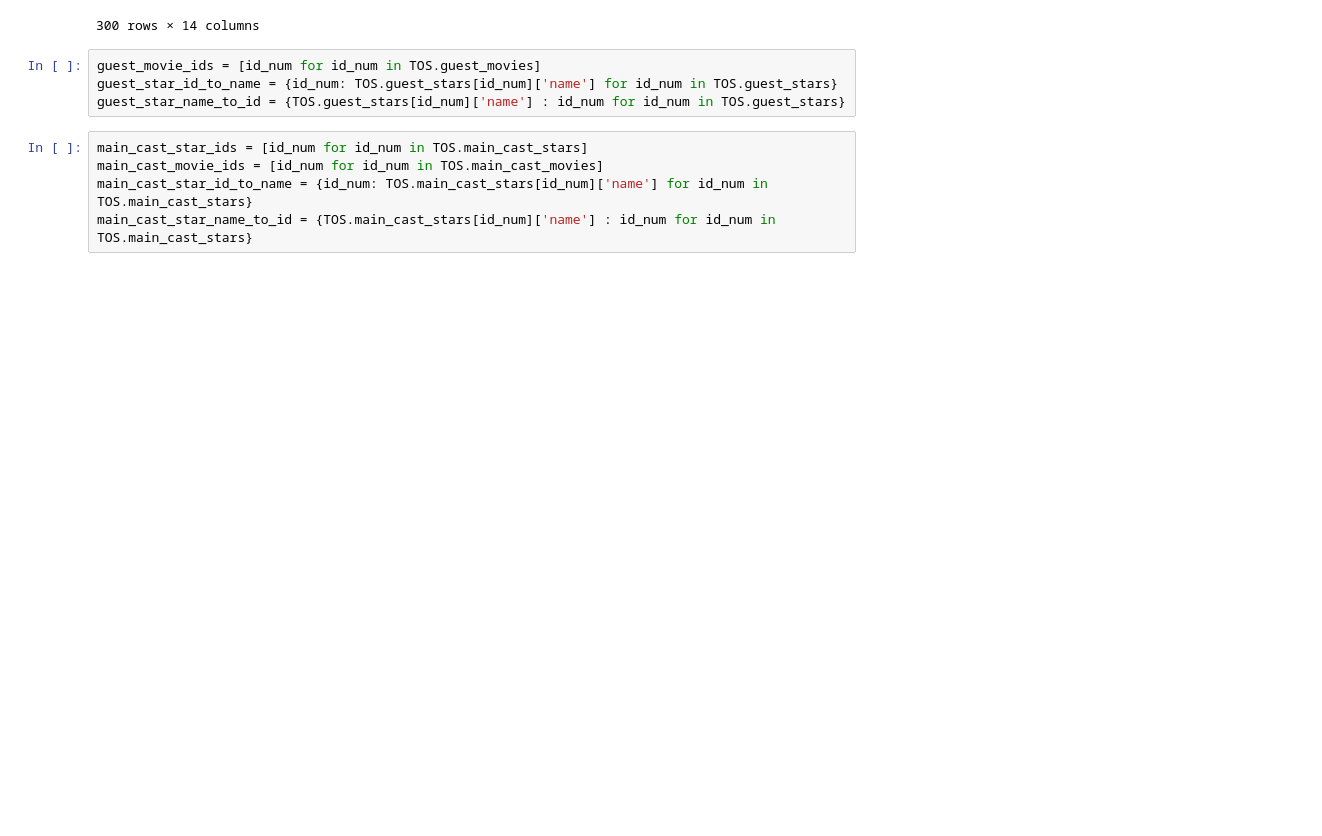
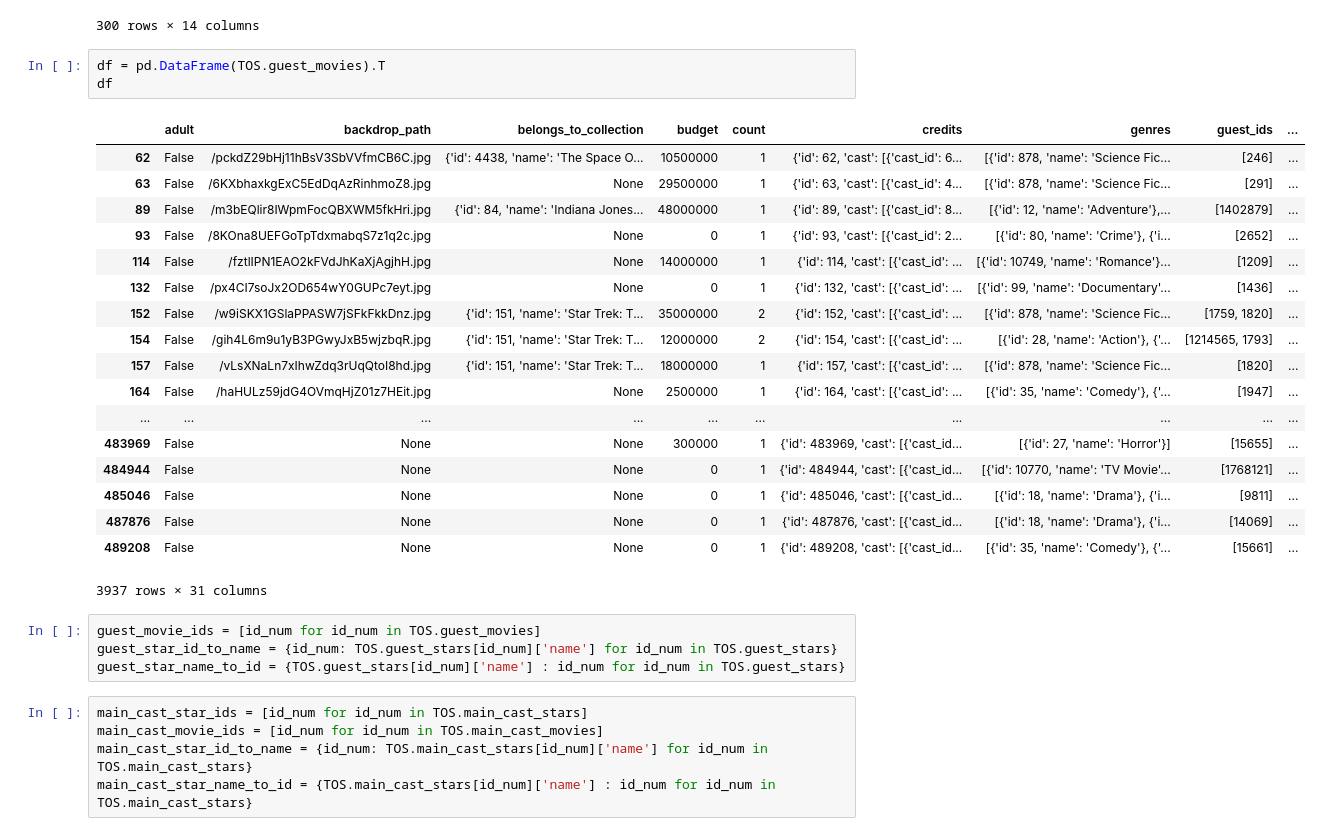
Before and after one commit to nfstein/08-Group-1-Star-Trek-Cast-Reunion, a Jupyter notebook: Class_Reunion_02/Cast_Reunion_02.ipynb, the cells around one changed output. Cells and saved outputs as stored; diff of their text form; blank space fills up the shorter version.

```diff
--- a/Class_Reunion_02/Cast_Reunion_02.ipynb
+++ b/Class_Reunion_02/Cast_Reunion_02.ipynb
@@ -76,6 +80,28 @@ df
 | 1776386 | False | [] |  | NaN | {'cast': [], 'crew': [], 'id': 17... | NaN | 0 | NaN | 1776386 |  | ... |
 | 1776894 | False | [] |  | NaN | {'cast': [], 'crew': [], 'id': 17... | NaN | 0 | NaN | 1776894 |  | ... |
 300 rows × 14 columns
+# %%
+df = pd.DataFrame(TOS.guest_movies).T
+df
+# %% [output]
+|  | adult | backdrop_path | belongs_to_collection | budget | count | credits | genres | guest_ids | ... |
+| 62 | False | /pckdZ29bHj11hBsV3SbVVfmCB6C.jpg | {'id': 4438, 'name': 'The Space O... | 10500000 | 1 | {'id': 62, 'cast': [{'cast_id': 6... | [{'id': 878, 'name': 'Science Fic... | [246] | ... |
+| 63 | False | /6KXbhaxkgExC5EdDqAzRinhmoZ8.jpg | None | 29500000 | 1 | {'id': 63, 'cast': [{'cast_id': 4... | [{'id': 878, 'name': 'Science Fic... | [291] | ... |
+| 89 | False | /m3bEQlir8IWpmFocQBXWM5fkHri.jpg | {'id': 84, 'name': 'Indiana Jones... | 48000000 | 1 | {'id': 89, 'cast': [{'cast_id': 8... | [{'id': 12, 'name': 'Adventure'},... | [1402879] | ... |
+| 93 | False | /8KOna8UEFGoTpTdxmabqS7z1q2c.jpg | None | 0 | 1 | {'id': 93, 'cast': [{'cast_id': 2... | [{'id': 80, 'name': 'Crime'}, {'i... | [2652] | ... |
+| 114 | False | /fztlIPN1EAO2kFVdJhKaXjAgjhH.jpg | None | 14000000 | 1 | {'id': 114, 'cast': [{'cast_id': ... | [{'id': 10749, 'name': 'Romance'}... | [1209] | ... |
+| 132 | False | /px4CI7soJx2OD654wY0GUPc7eyt.jpg | None | 0 | 1 | {'id': 132, 'cast': [{'cast_id': ... | [{'id': 99, 'name': 'Documentary'... | [1436] | ... |
+| 152 | False | /w9iSKX1GSlaPPASW7jSFkFkkDnz.jpg | {'id': 151, 'name': 'Star Trek: T... | 35000000 | 2 | {'id': 152, 'cast': [{'cast_id': ... | [{'id': 878, 'name': 'Science Fic... | [1759, 1820] | ... |
+| 154 | False | /gih4L6m9u1yB3PGwyJxB5wjzbqR.jpg | {'id': 151, 'name': 'Star Trek: T... | 12000000 | 2 | {'id': 154, 'cast': [{'cast_id': ... | [{'id': 28, 'name': 'Action'}, {'... | [1214565, 1793] | ... |
+| 157 | False | /vLsXNaLn7xIhwZdq3rUqQtoI8hd.jpg | {'id': 151, 'name': 'Star Trek: T... | 18000000 | 1 | {'id': 157, 'cast': [{'cast_id': ... | [{'id': 878, 'name': 'Science Fic... | [1820] | ... |
+| 164 | False | /haHULz59jdG4OVmqHjZ01z7HEit.jpg | None | 2500000 | 1 | {'id': 164, 'cast': [{'cast_id': ... | [{'id': 35, 'name': 'Comedy'}, {'... | [1947] | ... |
+| ... | ... | ... | ... | ... | ... | ... | ... | ... | ... |
+| 483969 | False | None | None | 300000 | 1 | {'id': 483969, 'cast': [{'cast_id... | [{'id': 27, 'name': 'Horror'}] | [15655] | ... |
+| 484944 | False | None | None | 0 | 1 | {'id': 484944, 'cast': [{'cast_id... | [{'id': 10770, 'name': 'TV Movie'... | [1768121] | ... |
+| 485046 | False | None | None | 0 | 1 | {'id': 485046, 'cast': [{'cast_id... | [{'id': 18, 'name': 'Drama'}, {'i... | [9811] | ... |
+| 487876 | False | None | None | 0 | 1 | {'id': 487876, 'cast': [{'cast_id... | [{'id': 18, 'name': 'Drama'}, {'i... | [14069] | ... |
+| 489208 | False | None | None | 0 | 1 | {'id': 489208, 'cast': [{'cast_id... | [{'id': 35, 'name': 'Comedy'}, {'... | [15661] | ... |
+3937 rows × 31 columns
 # %%
 guest_movie_ids = [id_num for id_num in TOS.guest_movies]
 guest_star_id_to_name = {id_num: TOS.guest_stars[id_num]['name'] for id_num in TOS.guest_stars}
```
Also changed, not shown: parts of 2 cells of this notebook, 3 other files.
